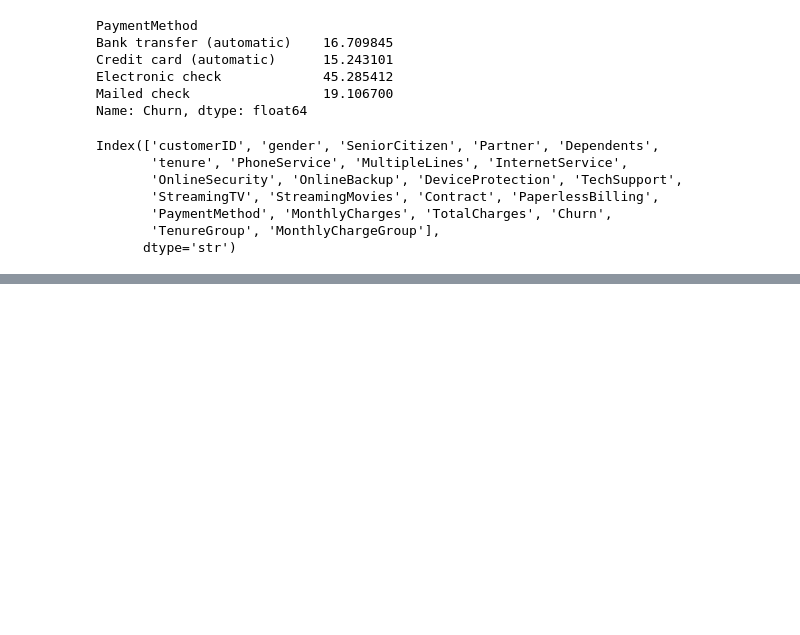
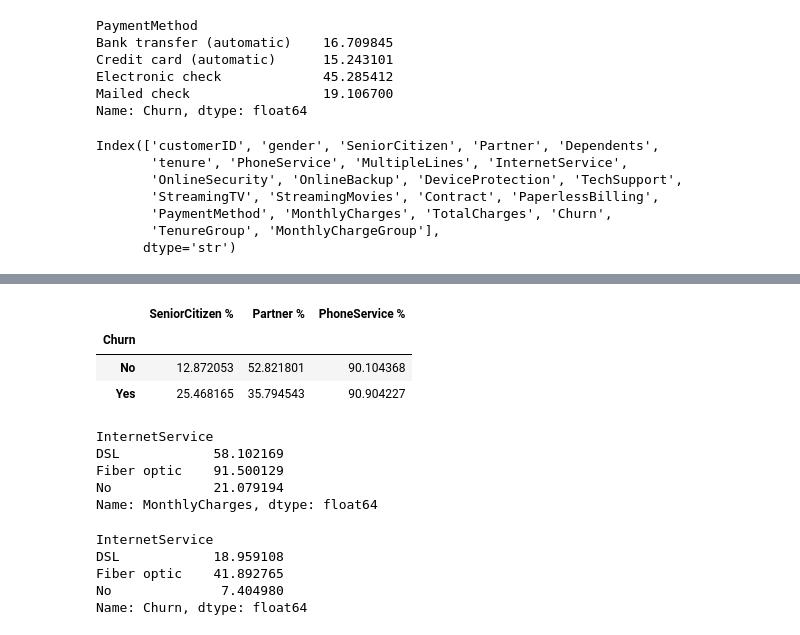
Before and after one commit to Aka101010/mlops-ml-project, a Jupyter notebook: 01_eda.ipynb, the cells around one changed output, grey strips where cells are left out. Drawn from its saved outputs; the diff is of its cells as text; code cells hidden in the pictures; blank space fills up the shorter version.

```diff
--- a/01_eda.ipynb
+++ b/01_eda.ipynb
@@ -665,0 +700,29 @@ Hello
+# %%
+df.groupby("Churn").apply(
+    lambda x: pd.Series({
+        "SeniorCitizen %": (x["SeniorCitizen"] == 1).mean() * 100,
+        "Partner %": (x["Partner"] == "Yes").mean() * 100,
+        "PhoneService %": (x["PhoneService"] == "Yes").mean() * 100
+    })
+)
+# %% [output]
+|  | SeniorCitizen % | Partner % | PhoneService % |
+| Churn |  |  |  |
+| No | 12.872053 | 52.821801 | 90.104368 |
+| Yes | 25.468165 | 35.794543 | 90.904227 |
+# %%
+df.groupby("InternetService")["MonthlyCharges"].mean()
+# %% [output]
+InternetService
+DSL            58.102169
+Fiber optic    91.500129
+No             21.079194
+Name: MonthlyCharges, dtype: float64
+# %%
+df.groupby("InternetService")["Churn"].apply(lambda x : (x == "Yes").mean() * 100)
+# %% [output]
+InternetService
+DSL            18.959108
+Fiber optic    41.892765
+No              7.404980
+Name: Churn, dtype: float64
```
Also changed, not shown: parts of 5 cells of this notebook.
